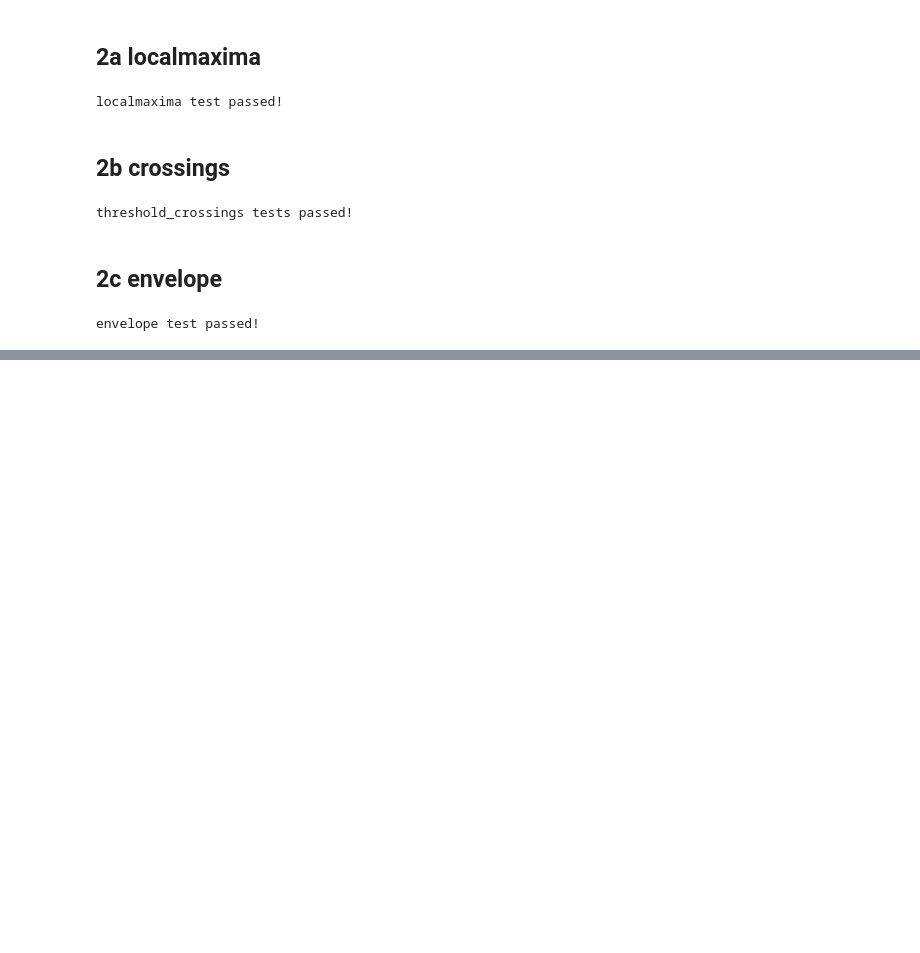
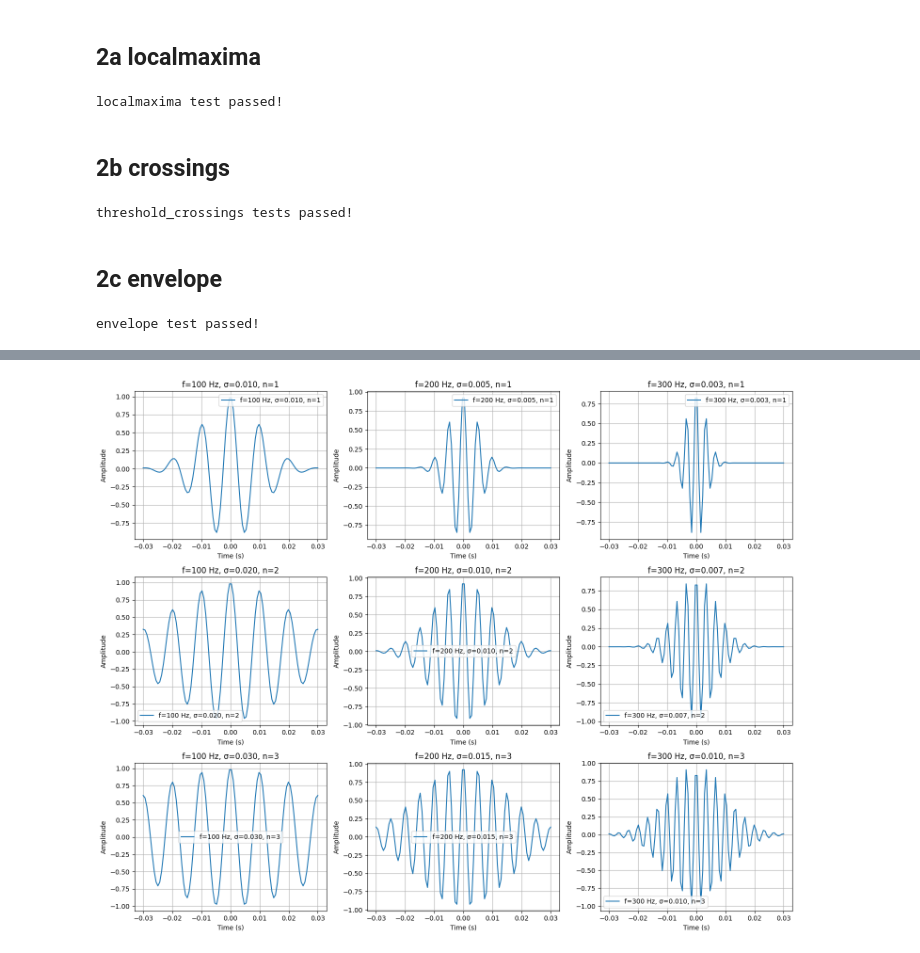
Before and after one commit to RyanL72/CSDS_364, a Jupyter notebook: Assignment_A1b/A1b_rhl72.ipynb, the cells around one changed output, grey strips where cells are left out. Drawn from its saved outputs; the diff is of its cells as text; code cells hidden in the pictures; blank space fills up the shorter version.

```diff
--- a/Assignment_A1b/A1b_rhl72.ipynb
+++ b/Assignment_A1b/A1b_rhl72.ipynb
@@ -256,0 +362,44 @@ envelope test passed!
+# %%
+import numpy as np
+from trig import *
+import matplotlib.pyplot as plt
+
+def gaussian_envelope(t, sigma):
+    return np.e ** (- ((t**2)  / (2 * sigma**2)))
+
+def gabor(t, sigma, f, phi=0, a=1):
+    return a * gaussian_envelope(t, sigma) * coswave_phi(t, f, phi)
+
+def create_gabor_grid(frequencies, widths, samples_per_period):
+    fig, axes = plt.subplots(len(widths), len(frequencies), figsize=(15, 12))
+
+    fixed_t_range = np.linspace(-3 * (1 / frequencies[0]), 3 * (1 / frequencies[0]), int(6 * (1 / frequencies[0]) * frequencies[0] * samples_per_period))
+
+    for i, n in enumerate(widths):
+        for j, f in enumerate(frequencies):
+            sigma = n / f
+            fs = f * samples_per_period
+            t = fixed_t_range  # Use fixed t range for consistent scaling
+
+            gabor_function = gabor(t, sigma, f)
+
+            ax = axes[i, j]
+            ax.plot(t, gabor_function, label=f"f={f} Hz, σ={sigma:.3f}, n={n}")
+            ax.set_title(f"f={f} Hz, σ={sigma:.3f}, n={n}")
+            ax.set_xlabel("Time (s)")
+            ax.set_ylabel("Amplitude")
+            ax.legend()
+            ax.grid(True)
+
+    plt.tight_layout()
+    plt.show()
+
+# Parameters for the grid
+frequencies = [100, 200, 300]  # Frequencies in Hz
+width_factors = [1, 2, 3]  # Factors for sigma (σ = n / f)
+samples_per_period = 16  # Samples per period
+
+# Create and display the grid of Gabor functions
+create_gabor_grid(frequencies, width_factors, samples_per_period)
+# %% [output]
+[figure, added]
```
Also changed, not shown: parts of 17 cells of this notebook, 2 other files.
